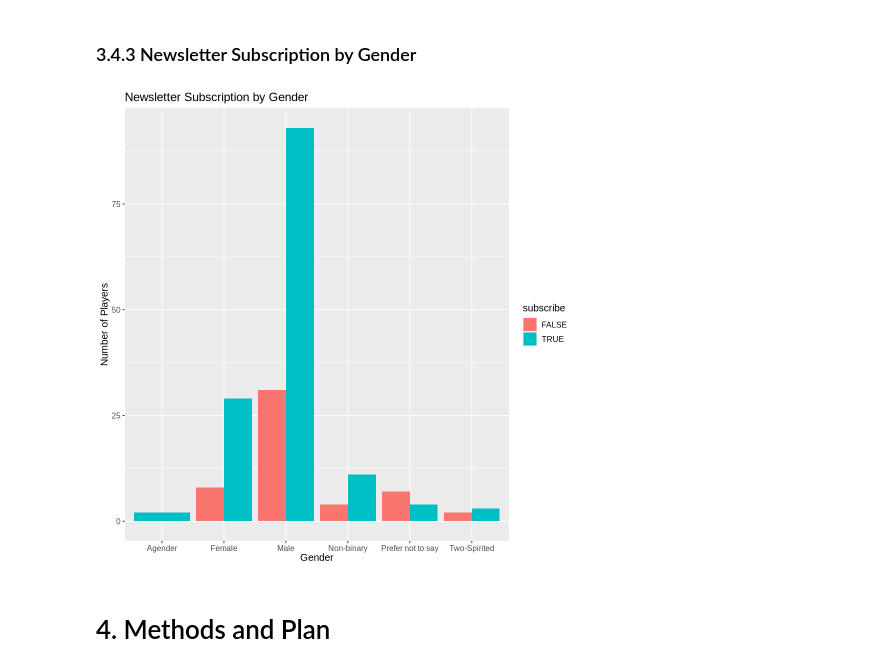
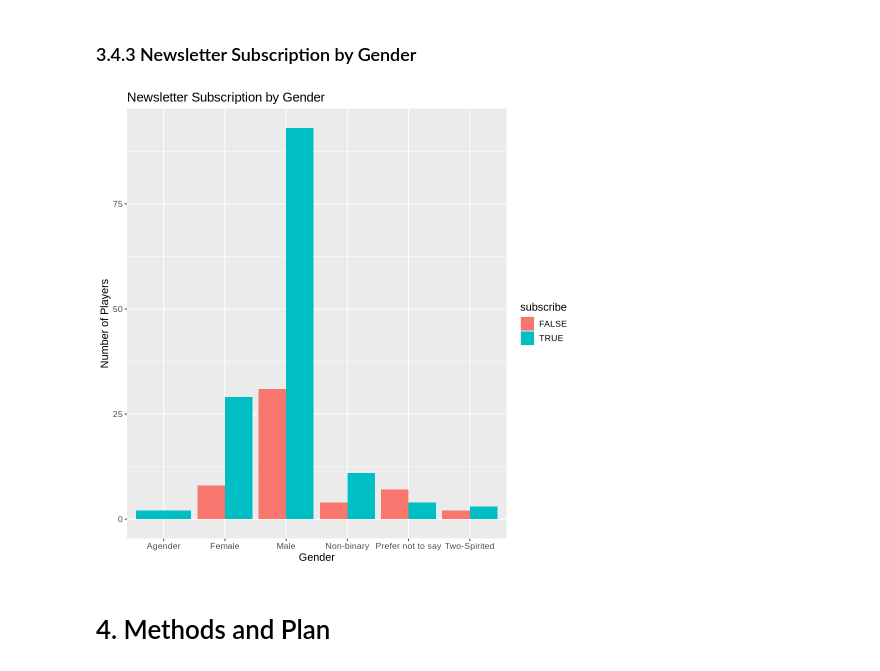
Before and after one commit to cxlu930/dsci-100-individual, a Jupyter notebook: Individual_stage.ipynb, the cells around one changed output. Drawn from its saved outputs; the diff is of its cells as text; code cells hidden in the pictures.

```diff
--- a/Individual_stage.ipynb
+++ b/Individual_stage.ipynb
@@ -227,12 +227,12 @@ According to the graph, players who subscribed to the newsletter played around 8
 # %%
 #use bar chart to show the relationship between gender and subscription
 options(repr.plot.width = 8, repr.plot.height = 8)
 ggplot(players_clean, aes(x=gender, fill = subscribe)) +
     geom_bar(position="dodge") +
-    theme(text = element_text(size = 12)) +
+    theme(text = element_text(size = 13)) +
     labs(title = "Newsletter Subscription by Gender", x = "Gender", y = "Number of Players")
 # %% [output]
-[figure, old version]
+[figure, new version]
 # %% [markdown]
 # 4. Methods and Plan
 # %% [markdown]
```
Also changed, not shown: parts of 1 cell of this notebook.
